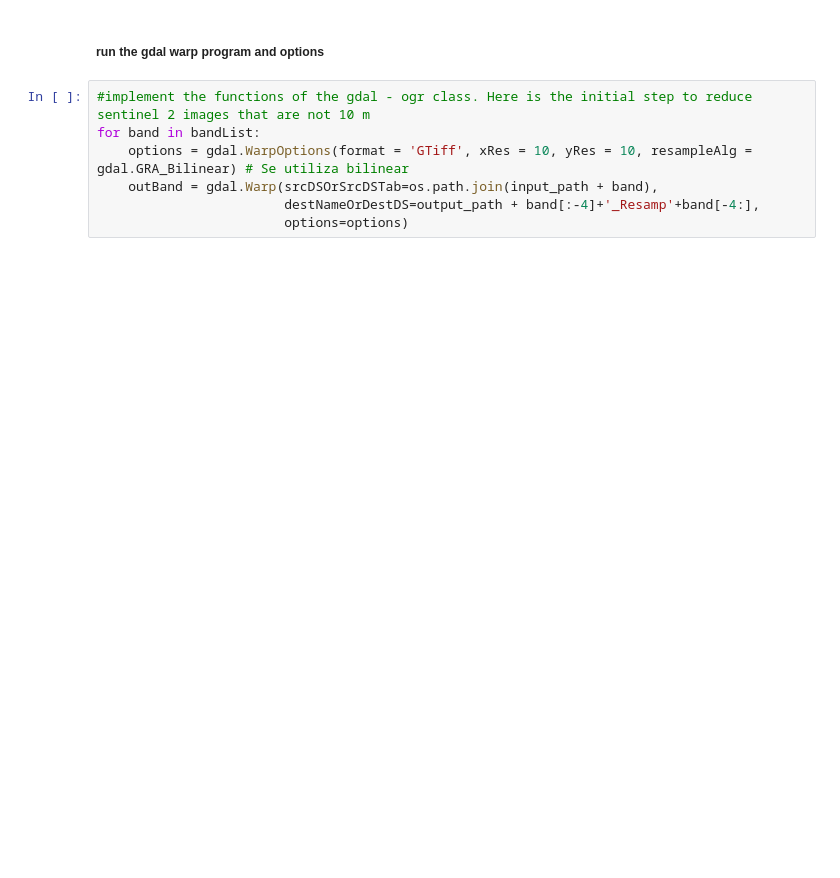
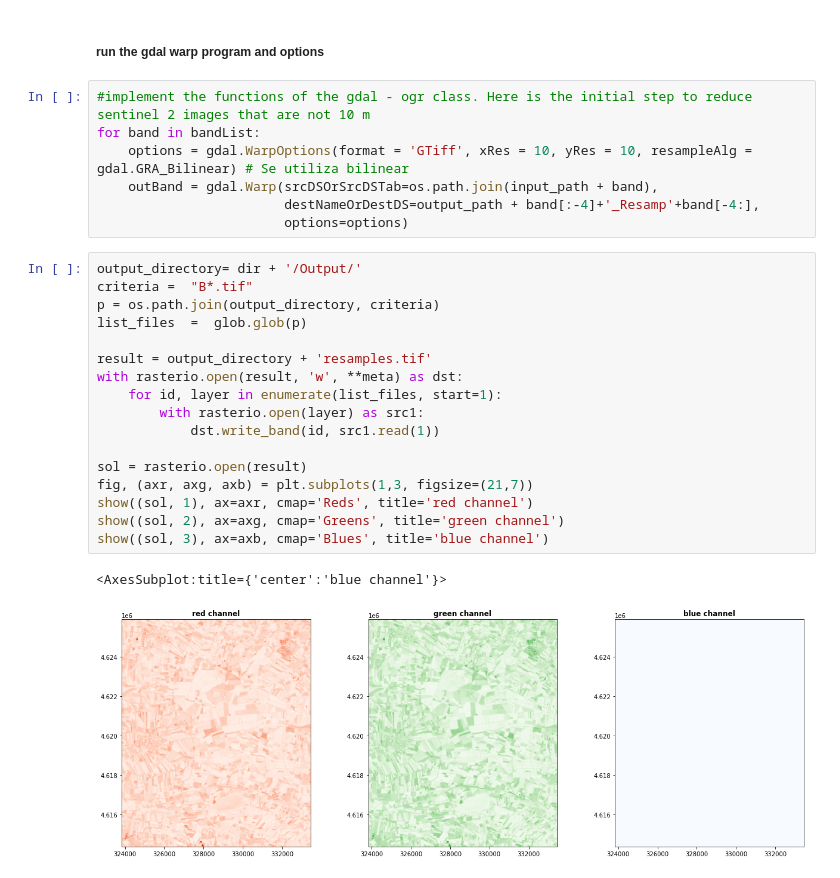
Before and after one commit to mavsonnen/BinderTester, a Jupyter notebook: 1_Resampling.ipynb, the cells around one changed output. Drawn from its saved outputs; the diff is of its cells as text; blank space fills up the shorter version.

```diff
--- a/1_Resampling.ipynb
+++ b/1_Resampling.ipynb
@@ -23,6 +100,26 @@ for band in bandList:
     outBand = gdal.Warp(srcDSOrSrcDSTab=os.path.join(input_path + band),
                         destNameOrDestDS=output_path + band[:-4]+'_Resamp'+band[-4:],
                         options=options)
+# %%
+output_directory= dir + '/Output/'
+criteria =  "B*.tif"
+p = os.path.join(output_directory, criteria)
+list_files  =  glob.glob(p)
+
+result = output_directory + 'resamples.tif'
+with rasterio.open(result, 'w', **meta) as dst:
+    for id, layer in enumerate(list_files, start=1):
+        with rasterio.open(layer) as src1:
+            dst.write_band(id, src1.read(1))
+
+sol = rasterio.open(result)
+fig, (axr, axg, axb) = plt.subplots(1,3, figsize=(21,7))
+show((sol, 1), ax=axr, cmap='Reds', title='red channel')
+show((sol, 2), ax=axg, cmap='Greens', title='green channel')
+show((sol, 3), ax=axb, cmap='Blues', title='blue channel')
+# %% [output]
+<AxesSubplot:title={'center':'blue channel'}>
+[figure, added]
 # %%
 #close in memory
 outBand= None
```
Also changed, not shown: parts of 7 cells of this notebook, 5 other files.
